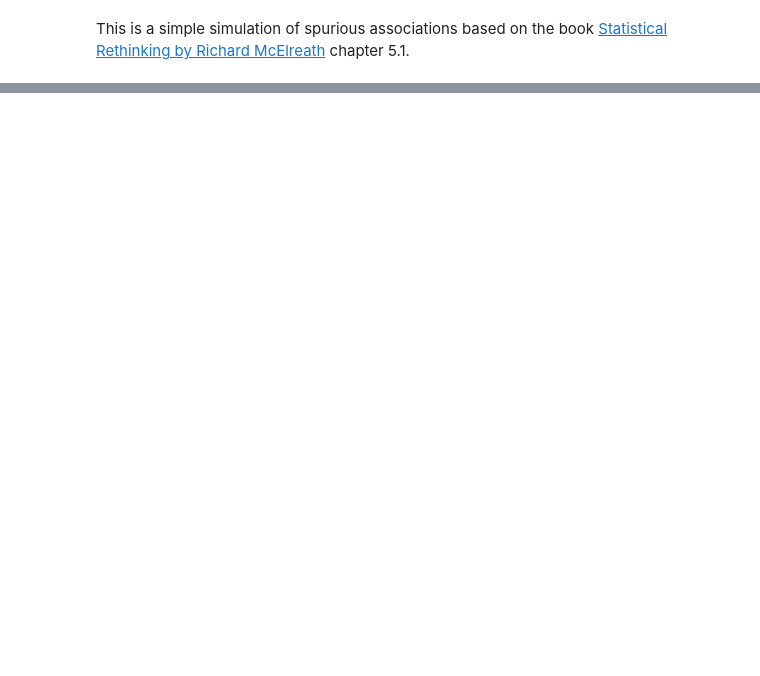
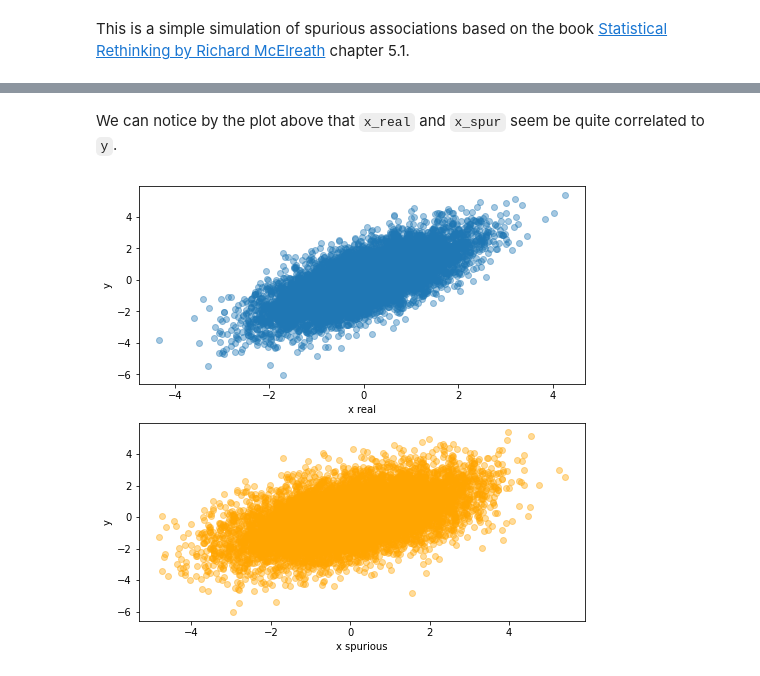
Before and after one commit to elisiojsj/Reference-Materials, a Jupyter notebook: Spurious_association_simulation.ipynb, the cells around one changed output, grey strips where cells are left out. Saved outputs shown, nothing was run; the diff lists cells and outputs as text; code cells hidden in the pictures; blank space fills up the shorter version.

```diff
--- a/Spurious_association_simulation.ipynb
+++ b/Spurious_association_simulation.ipynb
@@ -28,3 +39,18 @@ sns.distplot(x_real)
+# %% [markdown]
+We can notice by the plot above that `x_real` and `x_spur` seem be quite correlated to `y`.
+# %%
+_, (ax1, ax2) = plt.subplots(2, 1, figsize=(8,8))
+
+ax1.plot(x_real, y, 'o', alpha=0.4)
+ax1.set_xlabel('x real')
+ax1.set_ylabel('y')
+ax1
+ax2.plot(x_spur, y, 'o', color='orange', alpha=0.4)
+ax2.set_xlabel('x spurious')
+ax2.set_ylabel('y')
+plt.show()
+# %% [output]
+[figure, added]
 # %%
 with pm.Model() as spur_t:
     a = pm.Normal('a', 0, 1)
```
Also changed, not shown: parts of 9 cells of this notebook.
